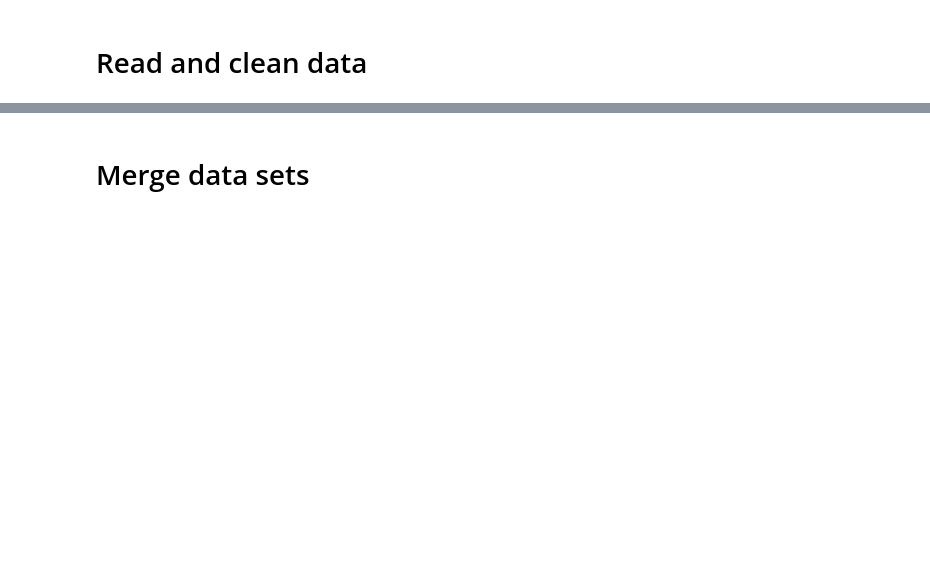
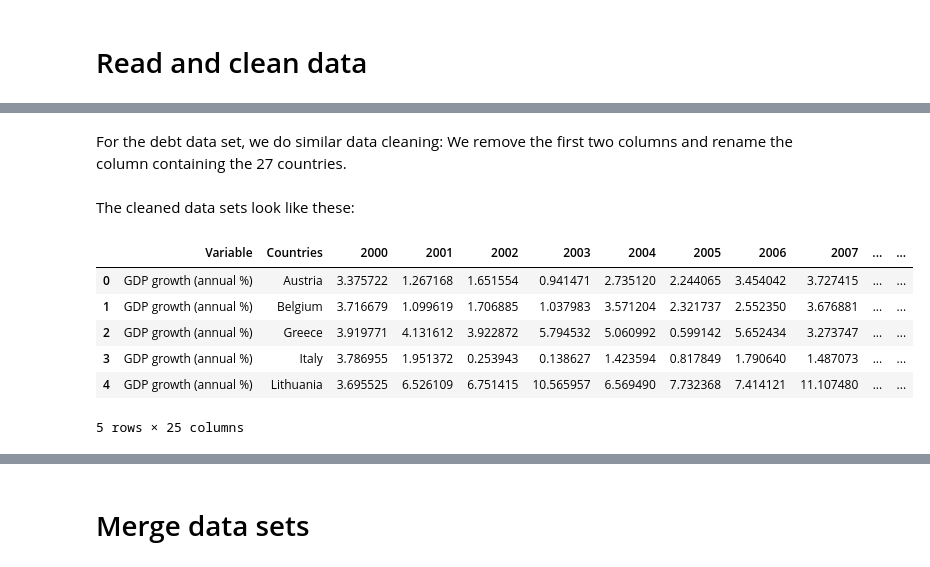
Before and after one commit to NumEconCopenhagen/projects-2024-darja-christian, a Jupyter notebook: dataproject/dataproject.ipynb, the cells around one changed output, grey strips where cells are left out. Drawn from its saved outputs; the diff is of its cells as text; code cells hidden in the pictures; blank space fills up the shorter version.

```diff
--- a/dataproject/dataproject.ipynb
+++ b/dataproject/dataproject.ipynb
@@ -50,0 +80,2 @@ Explain what you see when moving elements of the interactive plot around.
+# %% [markdown]
+For the debt data set, we do similar data cleaning: We remove the first two columns and rename the column containing the 27 countries.
@@ -50,0 +88,12 @@ Explain what you see when moving elements of the interactive plot around.
+# %% [markdown]
+The cleaned data sets look like these:
+# %%
+gdp_world_bank.head(5)
+# %% [output]
+|  | Variable | Countries | 2000 | 2001 | 2002 | 2003 | 2004 | 2005 | 2006 | 2007 | ... | ... |
+| 0 | GDP growth (annual %) | Austria | 3.375722 | 1.267168 | 1.651554 | 0.941471 | 2.735120 | 2.244065 | 3.454042 | 3.727415 | ... | ... |
+| 1 | GDP growth (annual %) | Belgium | 3.716679 | 1.099619 | 1.706885 | 1.037983 | 3.571204 | 2.321737 | 2.552350 | 3.676881 | ... | ... |
+| 2 | GDP growth (annual %) | Greece | 3.919771 | 4.131612 | 3.922872 | 5.794532 | 5.060992 | 0.599142 | 5.652434 | 3.273747 | ... | ... |
+| 3 | GDP growth (annual %) | Italy | 3.786955 | 1.951372 | 0.253943 | 0.138627 | 1.423594 | 0.817849 | 1.790640 | 1.487073 | ... | ... |
+| 4 | GDP growth (annual %) | Lithuania | 3.695525 | 6.526109 | 6.751415 | 10.565957 | 6.569490 | 7.732368 | 7.414121 | 11.107480 | ... | ... |
+5 rows × 25 columns
```
Also changed, not shown: parts of 33 cells of this notebook.
